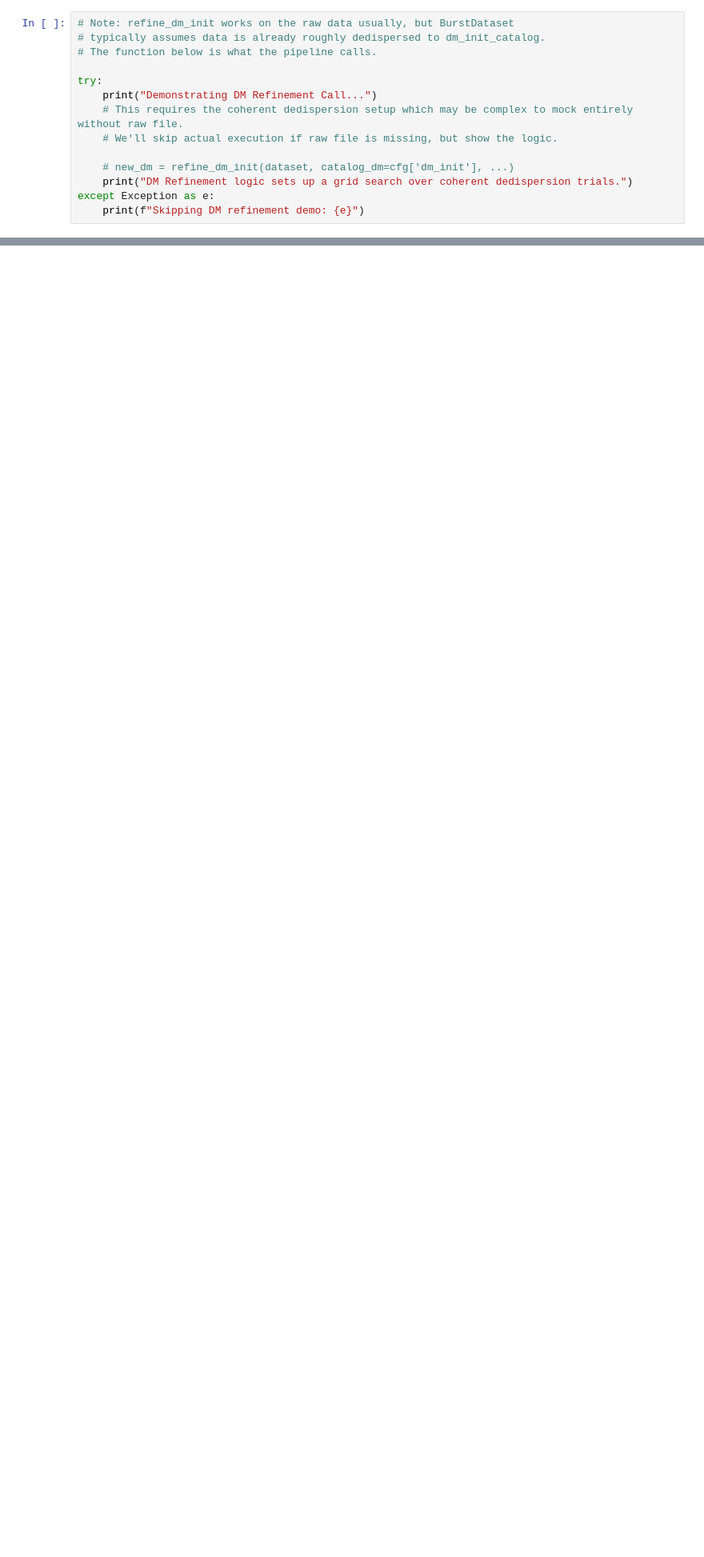
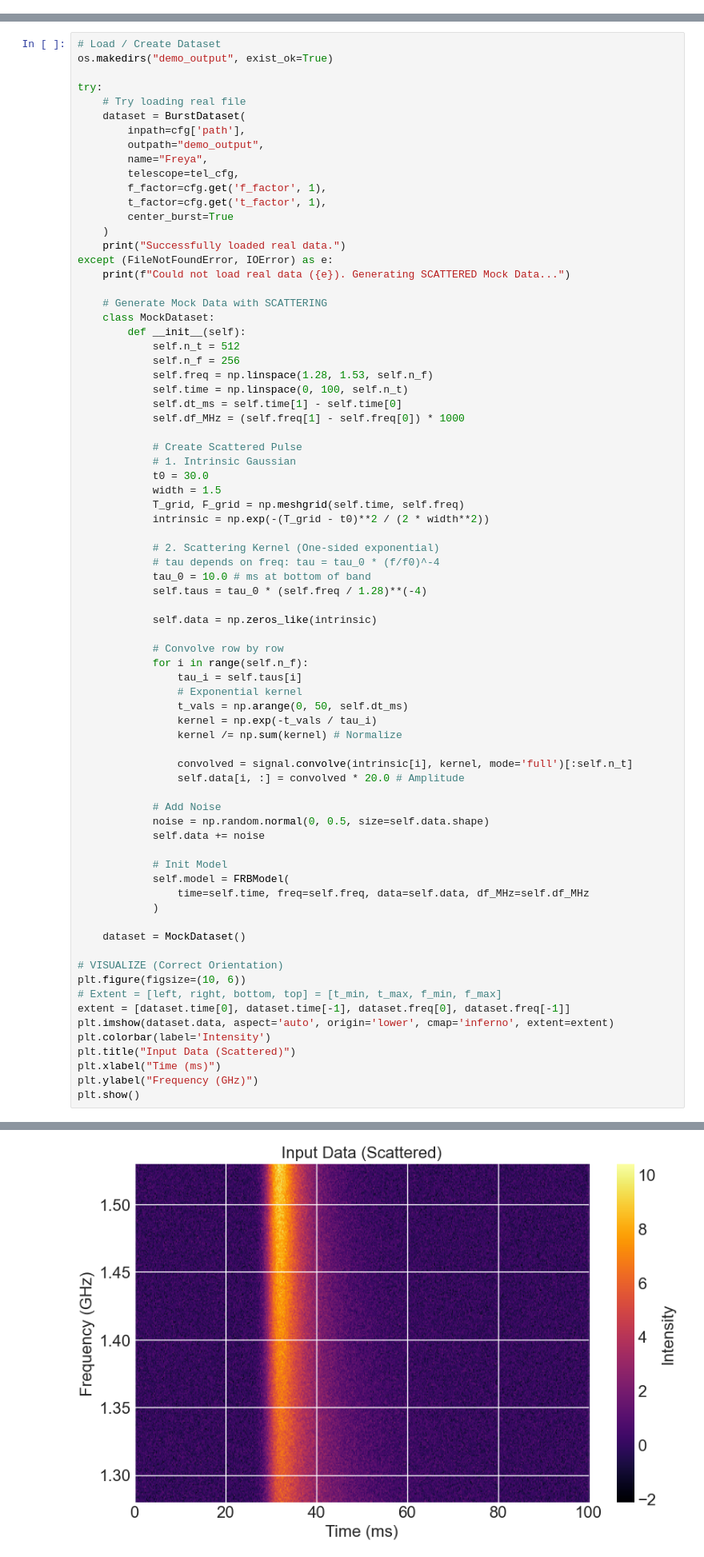
Before and after one commit to jakobtfaber/FLITS, a Jupyter notebook: scattering/notebooks/run_scat_analysis_walkthrough.ipynb, the cells around one changed output, grey strips where cells are left out. Shown at 80% size. Drawn from its saved outputs; the diff is of its cells as text; blank space fills up the shorter version.

Commit message:
feat: Improve config loading to generate mock data if unavailable, add `scipy.signal` import, and update walkthrough steps.

```diff
--- a/scattering/notebooks/run_scat_analysis_walkthrough.ipynb
+++ b/scattering/notebooks/run_scat_analysis_walkthrough.ipynb
@@ -124,14 +56,0 @@ The pipeline allows automatic refinement of DM.
-# %%
-# Note: refine_dm_init works on the raw data usually, but BurstDataset
-# typically assumes data is already roughly dedispersed to dm_init_catalog.
-# The function below is what the pipeline calls.
-
-try:
-    print("Demonstrating DM Refinement Call...")
-    # This requires the coherent dedispersion setup which may be complex to mock entirely without raw file.
-    # We'll skip actual execution if raw file is missing, but show the logic.
-
-    # new_dm = refine_dm_init(dataset, catalog_dm=cfg['dm_init'], ...)
-    print("DM Refinement logic sets up a grid search over coherent dedispersion trials.")
-except Exception as e:
-    print(f"Skipping DM refinement demo: {e}")
@@ -176,0 +57,76 @@ plt.show()
+# %%
+# Load / Create Dataset
+os.makedirs("demo_output", exist_ok=True)
+
+try:
+    # Try loading real file
+    dataset = BurstDataset(
+        inpath=cfg['path'],
+        outpath="demo_output",
+        name="Freya",
+        telescope=tel_cfg,
+        f_factor=cfg.get('f_factor', 1),
+        t_factor=cfg.get('t_factor', 1),
+        center_burst=True
+    )
+    print("Successfully loaded real data.")
+except (FileNotFoundError, IOError) as e:
+    print(f"Could not load real data ({e}). Generating SCATTERED Mock Data...")
+
+    # Generate Mock Data with SCATTERING
+    class MockDataset:
+        def __init__(self):
+            self.n_t = 512
+            self.n_f = 256
+            self.freq = np.linspace(1.28, 1.53, self.n_f)
+            self.time = np.linspace(0, 100, self.n_t)
+            self.dt_ms = self.time[1] - self.time[0]
+            self.df_MHz = (self.freq[1] - self.freq[0]) * 1000
+
+            # Create Scattered Pulse
+            # 1. Intrinsic Gaussian
+            t0 = 30.0
+            width = 1.5
+            T_grid, F_grid = np.meshgrid(self.time, self.freq)
+            intrinsic = np.exp(-(T_grid - t0)**2 / (2 * width**2))
+
+            # 2. Scattering Kernel (One-sided exponential)
+            # tau depends on freq: tau = tau_0 * (f/f0)^-4
+            tau_0 = 10.0 # ms at bottom of band
+            self.taus = tau_0 * (self.freq / 1.28)**(-4)
+
+            self.data = np.zeros_like(intrinsic)
+
+            # Convolve row by row
+            for i in range(self.n_f):
+                tau_i = self.taus[i]
+                # Exponential kernel
+                t_vals = np.arange(0, 50, self.dt_ms)
+                kernel = np.exp(-t_vals / tau_i)
+                kernel /= np.sum(kernel) # Normalize
+
+                convolved = signal.convolve(intrinsic[i], kernel, mode='full')[:self.n_t]
+                self.data[i, :] = convolved * 20.0 # Amplitude
+
+            # Add Noise
+            noise = np.random.normal(0, 0.5, size=self.data.shape)
+            self.data += noise
+
+            # Init Model
+            self.model = FRBModel(
+                time=self.time, freq=self.freq, data=self.data, df_MHz=self.df_MHz
+            )
+
+    dataset = MockDataset()
+
+# VISUALIZE (Correct Orientation)
+plt.figure(figsize=(10, 6))
+# Extent = [left, right, bottom, top] = [t_min, t_max, f_min, f_max]
+extent = [dataset.time[0], dataset.time[-1], dataset.freq[0], dataset.freq[-1]]
+plt.imshow(dataset.data, aspect='auto', origin='lower', cmap='inferno', extent=extent)
+plt.colorbar(label='Intensity')
+plt.title("Input Data (Scattered)")
+plt.xlabel("Time (ms)")
+plt.ylabel("Frequency (GHz)")
+plt.show()
+# %% [output]
@@ -176,0 +134 @@ plt.show()
+[figure, added]
```
Also changed, not shown: parts of 14 cells of this notebook.
